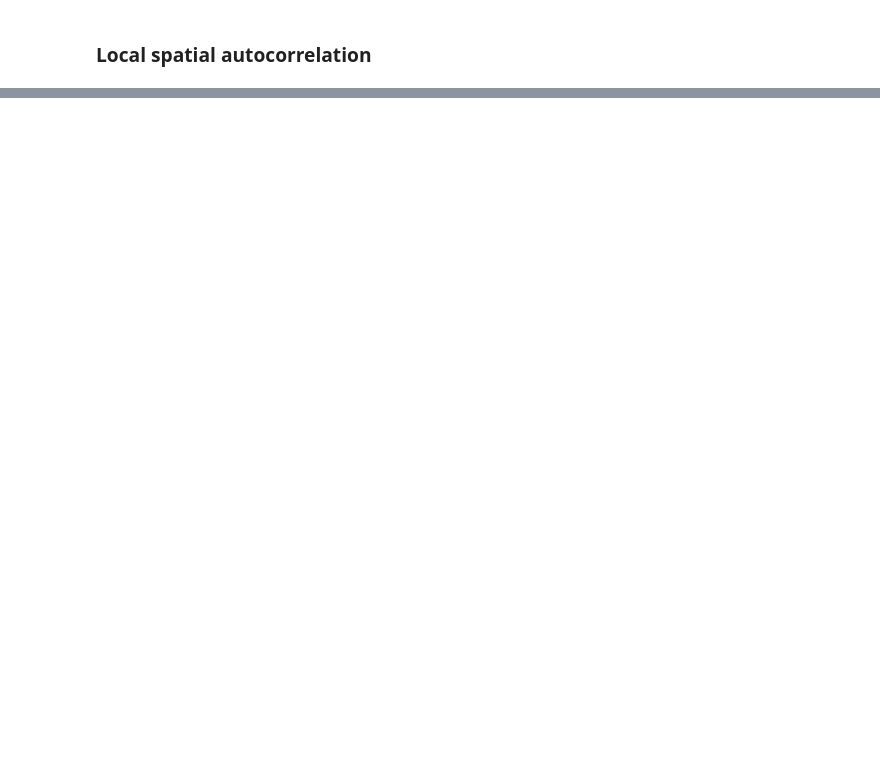
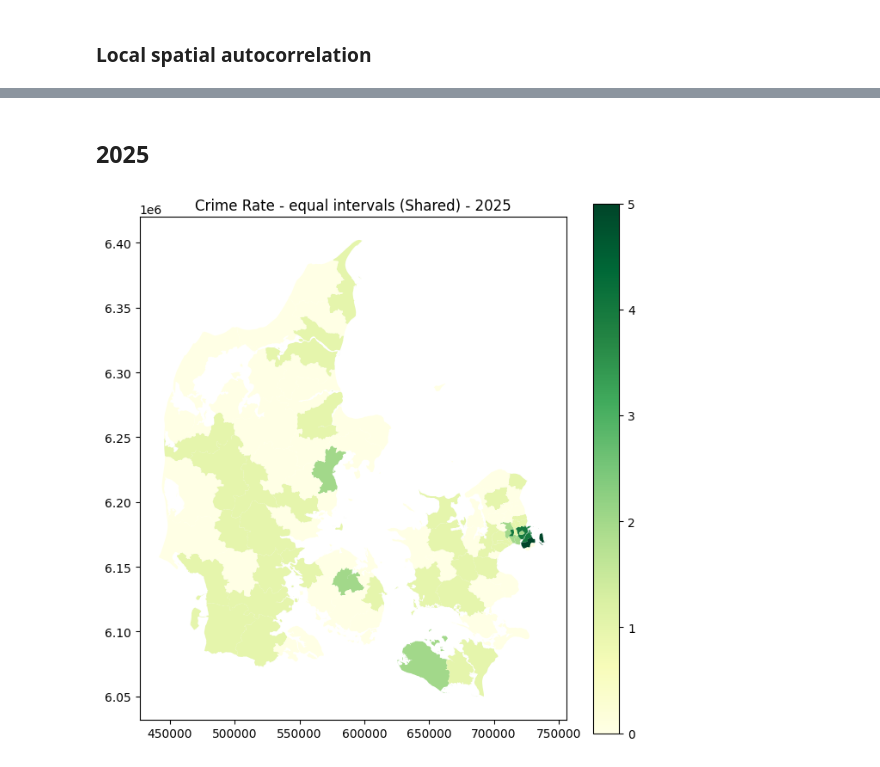
Before and after one commit to Geospatial-data-science-project/Spatial-autocorrelation-on-crime-rates-of-denmark, a Jupyter notebook: geospatial-analysis.ipynb, the cells around one changed output, grey strips where cells are left out. Cells and saved outputs as stored; diff of their text form; code cells hidden in the pictures; blank space fills up the shorter version.

```diff
--- a/geospatial-analysis.ipynb
+++ b/geospatial-analysis.ipynb
@@ -578,0 +618,6 @@ plt.title("LISA crime rate clusters for year 2025, p = 5%");
+# %%
+gdf_all = pd.concat([gdf_2010, gdf_2025], ignore_index=True)
+
+eq_shared = mapclassify.EqualInterval(gdf_all["pct_crime"], k=7)
+quant_shared = mapclassify.Quantiles(gdf_all["pct_crime"], k=7)
+fjenks_shared = mapclassify.FisherJenks(gdf_all["pct_crime"], k=7)
@@ -578,0 +626,3 @@ plt.title("LISA crime rate clusters for year 2025, p = 5%");
+# %%
+gdf_2010["ei_class"] = eq_shared.find_bin(gdf_2010["pct_crime"])
+gdf_2025["ei_class"] = eq_shared.find_bin(gdf_2025["pct_crime"])
@@ -578,0 +645,15 @@ plt.title("LISA crime rate clusters for year 2025, p = 5%");
+# %% [markdown]
+## 2025
+# %%
+fig, ax = plt.subplots(1, figsize=(8, 8))
+gdf_2025.plot(
+    column="ei_class",
+    cmap="YlGn",
+    legend=True,
+    ax=ax
+)
+plt.title("Crime Rate - equal intervals (Shared) - 2025")
+plt.savefig("img2_ei_2025.png", dpi=150, bbox_inches="tight")
+plt.show()
+# %% [output]
+[figure, added]
```
Also changed, not shown: parts of 41 cells of this notebook.
